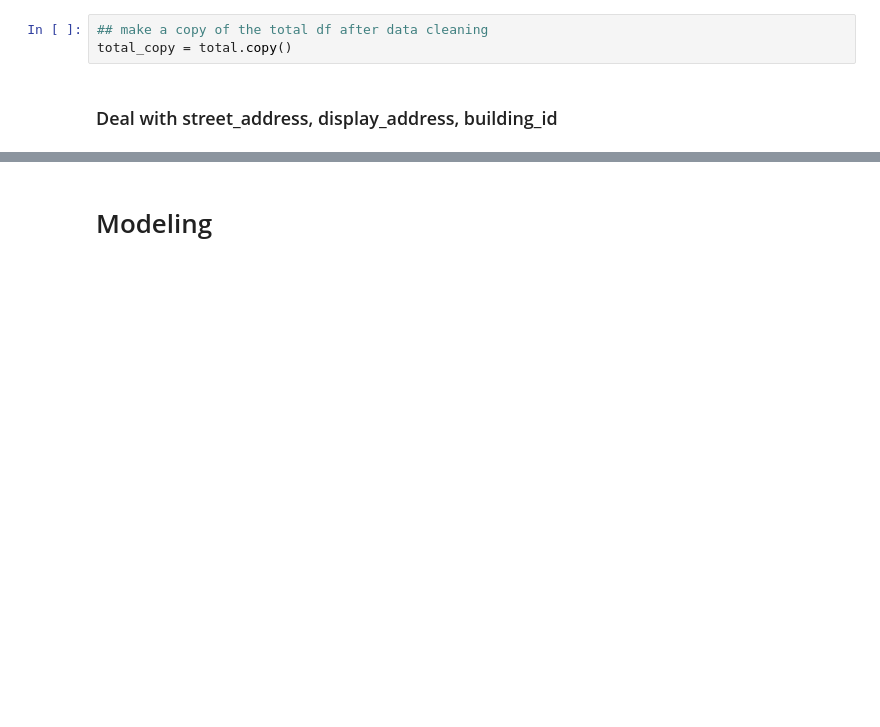
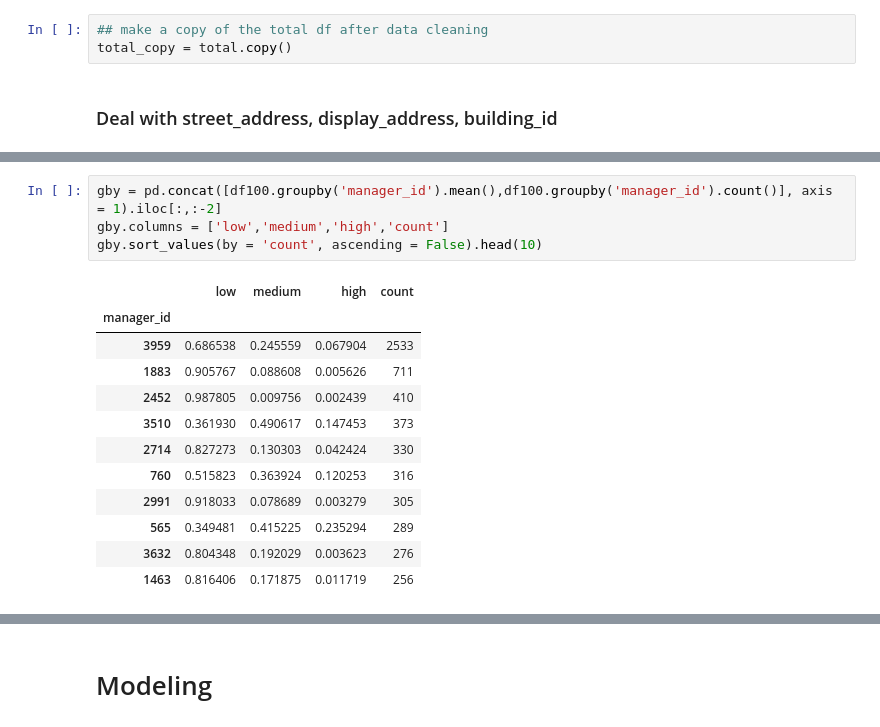
Before and after one commit to AaronYXZ/CS559, a Jupyter notebook: Final Project/CS559_Proj_2.ipynb, the cells around one changed output, grey strips where cells are left out. Drawn from its saved outputs; the diff is of its cells as text; blank space fills up the shorter version.

```diff
--- a/Final Project/CS559_Proj_2.ipynb
+++ b/Final Project/CS559_Proj_2.ipynb
@@ -327,0 +344,17 @@ total_copy = total.copy()
+# %%
+gby = pd.concat([df100.groupby('manager_id').mean(),df100.groupby('manager_id').count()], axis = 1).iloc[:,:-2]
+gby.columns = ['low','medium','high','count']
+gby.sort_values(by = 'count', ascending = False).head(10)
+# %% [output]
+|  | low | medium | high | count |
+| manager_id |  |  |  |  |
+| 3959 | 0.686538 | 0.245559 | 0.067904 | 2533 |
+| 1883 | 0.905767 | 0.088608 | 0.005626 | 711 |
+| 2452 | 0.987805 | 0.009756 | 0.002439 | 410 |
+| 3510 | 0.361930 | 0.490617 | 0.147453 | 373 |
+| 2714 | 0.827273 | 0.130303 | 0.042424 | 330 |
+| 760 | 0.515823 | 0.363924 | 0.120253 | 316 |
+| 2991 | 0.918033 | 0.078689 | 0.003279 | 305 |
+| 565 | 0.349481 | 0.415225 | 0.235294 | 289 |
+| 3632 | 0.804348 | 0.192029 | 0.003623 | 276 |
+| 1463 | 0.816406 | 0.171875 | 0.011719 | 256 |
```
Also changed, not shown: parts of 41 cells of this notebook.
